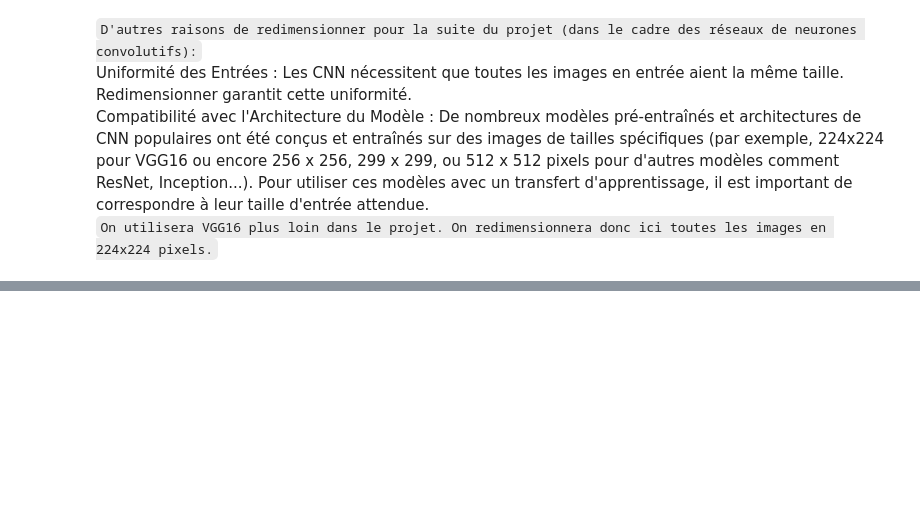
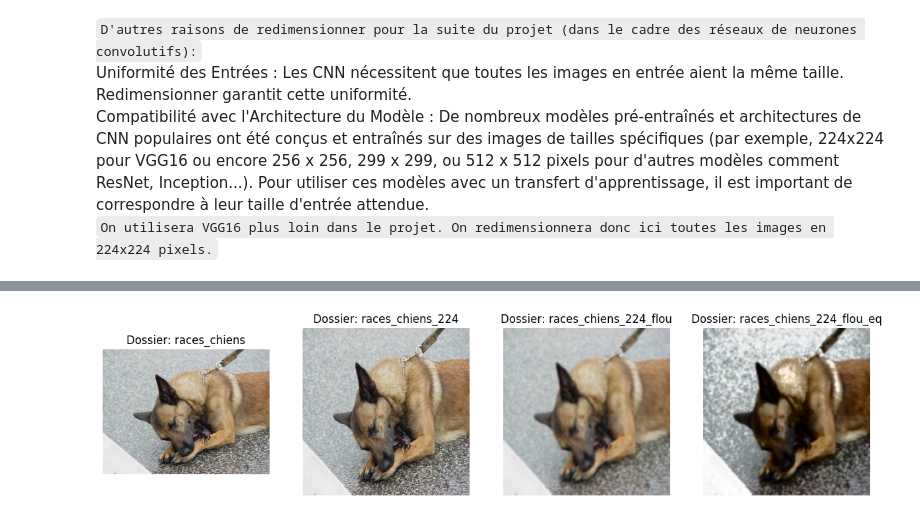
Before and after one commit to juuljul/pets-computer-vision, a Jupyter notebook: sift-4-races.ipynb, the cells around one changed output, grey strips where cells are left out. Cells and saved outputs as stored; diff of their text form; code cells hidden in the pictures; blank space fills up the shorter version.

```diff
--- a/sift-4-races.ipynb
+++ b/sift-4-races.ipynb
@@ -173,0 +299,4 @@ for dossier in os.listdir(source_dossier):
+# %%
+afficher_image_aleatoire('races_chiens', 'races_chiens_224', 'races_chiens_224_flou', 'races_chiens_224_flou_eq')
+# %% [output]
+[figure, added]
```
Also changed, not shown: parts of 49 cells of this notebook.
